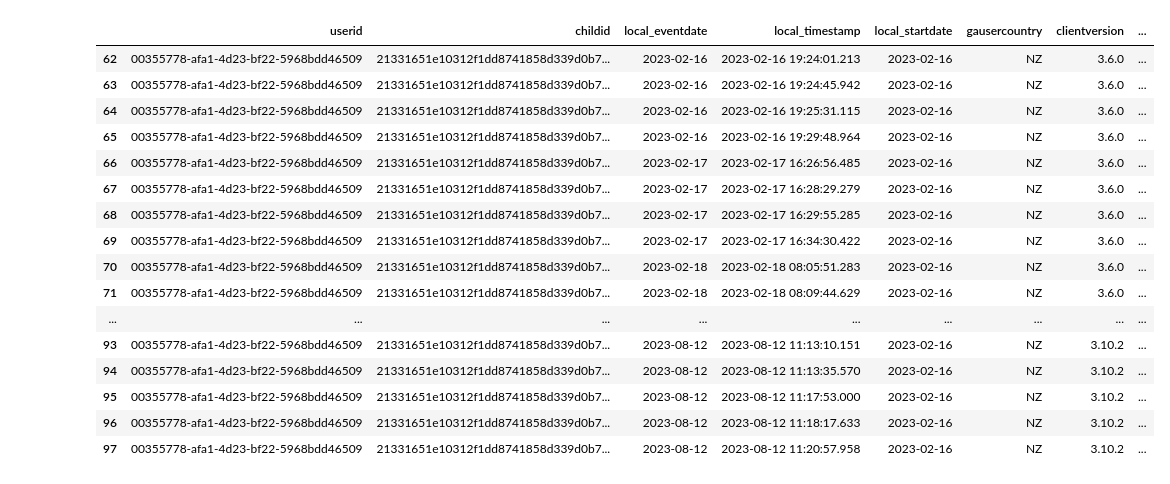
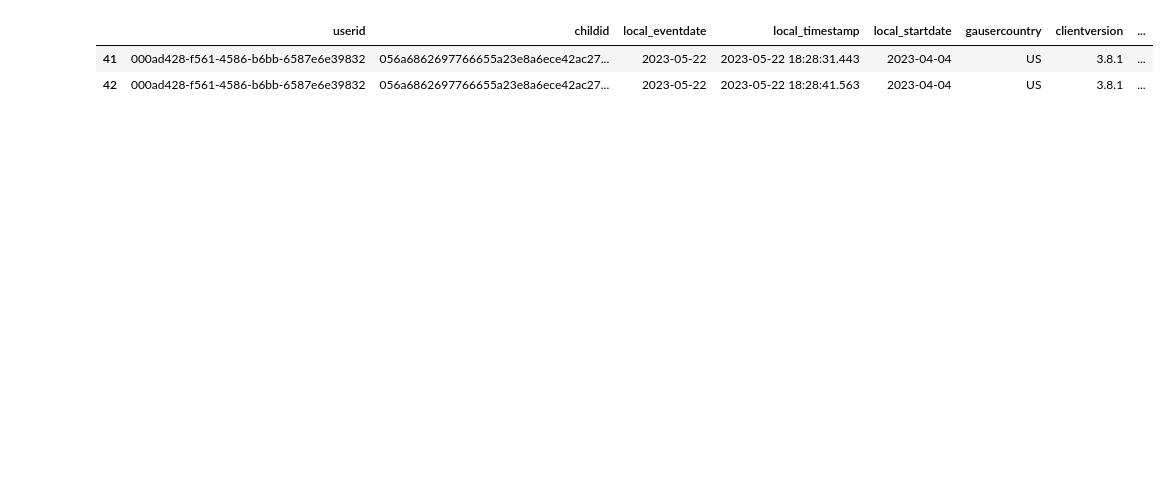
Before and after one commit to educatorsRlearners/time_to_exposure, a Jupyter notebook: calculate_wib_pt.ipynb, the cells around one changed output. Cells and saved outputs as stored; diff of their text form; code cells hidden in the pictures; blank space fills up the shorter version.

```diff
--- a/calculate_wib_pt.ipynb
+++ b/calculate_wib_pt.ipynb
@@ -52,6 +52,12 @@ play_time["minutes_played"] = (
     play_time.groupby("childid")["mssincelastevent"]
     .cumsum()
     .div(60000)
+)
+
+play_time["ms_played"] = (
+    play_time.groupby("childid")["mssincelastevent"]
+    .cumsum()
+    # .div(60000)
 )
 
 # Calculate the "exposures" column
@@ -85,5 +91,3 @@ result = completed.merge(
 
 # Keep only the columns we need
 result = result[KEEP_COLS_PT]
-
-result[:25]
@@ -108,20 +94,6 @@ result[:25]
 # %%
-result[result['gausercountry']=='NZ']
+result[result['exposures']==8]
 # %% [output]
 |  | userid | childid | local_eventdate | local_timestamp | local_startdate | gausercountry | clientversion | ... |
-| 62 | 00355778-afa1-4d23-bf22-5968bdd46509 | 21331651e10312f1dd8741858d339d0b7... | 2023-02-16 | 2023-02-16 19:24:01.213 | 2023-02-16 | NZ | 3.6.0 | ... |
-| 63 | 00355778-afa1-4d23-bf22-5968bdd46509 | 21331651e10312f1dd8741858d339d0b7... | 2023-02-16 | 2023-02-16 19:24:45.942 | 2023-02-16 | NZ | 3.6.0 | ... |
-| 64 | 00355778-afa1-4d23-bf22-5968bdd46509 | 21331651e10312f1dd8741858d339d0b7... | 2023-02-16 | 2023-02-16 19:25:31.115 | 2023-02-16 | NZ | 3.6.0 | ... |
-| 65 | 00355778-afa1-4d23-bf22-5968bdd46509 | 21331651e10312f1dd8741858d339d0b7... | 2023-02-16 | 2023-02-16 19:29:48.964 | 2023-02-16 | NZ | 3.6.0 | ... |
-| 66 | 00355778-afa1-4d23-bf22-5968bdd46509 | 21331651e10312f1dd8741858d339d0b7... | 2023-02-17 | 2023-02-17 16:26:56.485 | 2023-02-16 | NZ | 3.6.0 | ... |
-| 67 | 00355778-afa1-4d23-bf22-5968bdd46509 | 21331651e10312f1dd8741858d339d0b7... | 2023-02-17 | 2023-02-17 16:28:29.279 | 2023-02-16 | NZ | 3.6.0 | ... |
-| 68 | 00355778-afa1-4d23-bf22-5968bdd46509 | 21331651e10312f1dd8741858d339d0b7... | 2023-02-17 | 2023-02-17 16:29:55.285 | 2023-02-16 | NZ | 3.6.0 | ... |
-| 69 | 00355778-afa1-4d23-bf22-5968bdd46509 | 21331651e10312f1dd8741858d339d0b7... | 2023-02-17 | 2023-02-17 16:34:30.422 | 2023-02-16 | NZ | 3.6.0 | ... |
-| 70 | 00355778-afa1-4d23-bf22-5968bdd46509 | 21331651e10312f1dd8741858d339d0b7... | 2023-02-18 | 2023-02-18 08:05:51.283 | 2023-02-16 | NZ | 3.6.0 | ... |
-| 71 | 00355778-afa1-4d23-bf22-5968bdd46509 | 21331651e10312f1dd8741858d339d0b7... | 2023-02-18 | 2023-02-18 08:09:44.629 | 2023-02-16 | NZ | 3.6.0 | ... |
-| ... | ... | ... | ... | ... | ... | ... | ... | ... |
-| 93 | 00355778-afa1-4d23-bf22-5968bdd46509 | 21331651e10312f1dd8741858d339d0b7... | 2023-08-12 | 2023-08-12 11:13:10.151 | 2023-02-16 | NZ | 3.10.2 | ... |
-| 94 | 00355778-afa1-4d23-bf22-5968bdd46509 | 21331651e10312f1dd8741858d339d0b7... | 2023-08-12 | 2023-08-12 11:13:35.570 | 2023-02-16 | NZ | 3.10.2 | ... |
-| 95 | 00355778-afa1-4d23-bf22-5968bdd46509 | 21331651e10312f1dd8741858d339d0b7... | 2023-08-12 | 2023-08-12 11:17:53.000 | 2023-02-16 | NZ | 3.10.2 | ... |
-| 96 | 00355778-afa1-4d23-bf22-5968bdd46509 | 21331651e10312f1dd8741858d339d0b7... | 2023-08-12 | 2023-08-12 11:18:17.633 | 2023-02-16 | NZ | 3.10.2 | ... |
-| 97 | 00355778-afa1-4d23-bf22-5968bdd46509 | 21331651e10312f1dd8741858d339d0b7... | 2023-08-12 | 2023-08-12 11:20:57.958 | 2023-02-16 | NZ | 3.10.2 | ... |
+| 41 | 000ad428-f561-4586-b6bb-6587e6e39832 | 056a6862697766655a23e8a6ece42ac27... | 2023-05-22 | 2023-05-22 18:28:31.443 | 2023-04-04 | US | 3.8.1 | ... |
+| 42 | 000ad428-f561-4586-b6bb-6587e6e39832 | 056a6862697766655a23e8a6ece42ac27... | 2023-05-22 | 2023-05-22 18:28:41.563 | 2023-04-04 | US | 3.8.1 | ... |
```
Also changed, not shown: parts of 16 cells of this notebook, 1 other file.
